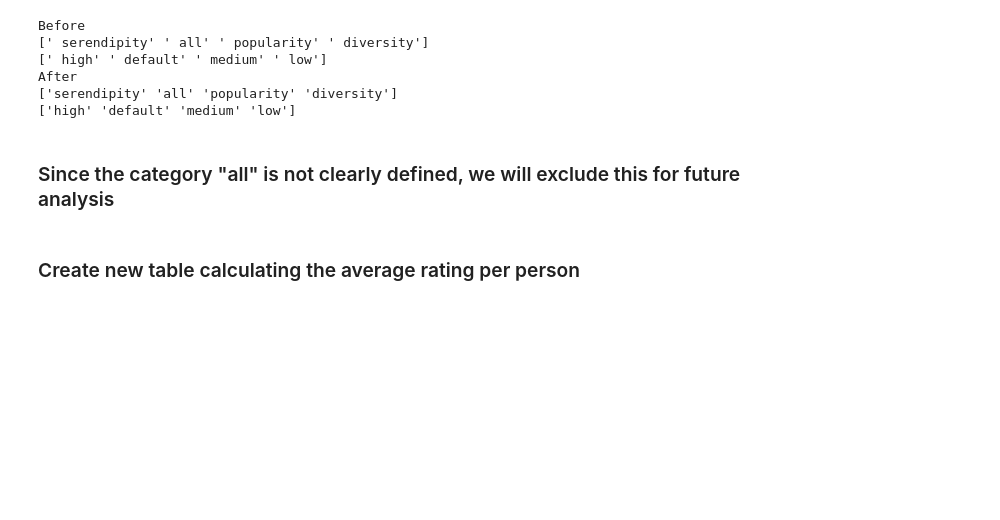
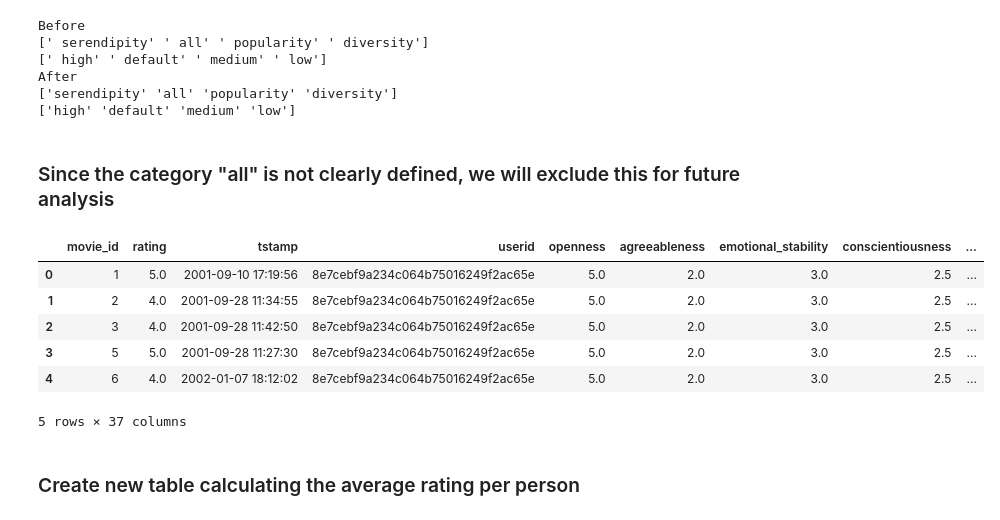
Before and after one commit to qye25/data-512, a Jupyter notebook: data-512-final/final project.ipynb, the cells around one changed output. Saved outputs shown, nothing was run; the diff lists cells and outputs as text; code cells hidden in the pictures; blank space fills up the shorter version.

```diff
--- a/data-512-final/final project.ipynb
+++ b/data-512-final/final project.ipynb
@@ -162,6 +151,15 @@ After
 ### Since the category "all" is not clearly defined, we will exclude this for future analysis
 # %%
 full_data = full_data[full_data['assigned metric'] != 'all']
+display(full_data.head())
+# %% [output]
+|  | movie_id | rating | tstamp | userid | openness | agreeableness | emotional_stability | conscientiousness | ... |
+| 0 | 1 | 5.0 | 2001-09-10 17:19:56 | 8e7cebf9a234c064b75016249f2ac65e | 5.0 | 2.0 | 3.0 | 2.5 | ... |
+| 1 | 2 | 4.0 | 2001-09-28 11:34:55 | 8e7cebf9a234c064b75016249f2ac65e | 5.0 | 2.0 | 3.0 | 2.5 | ... |
+| 2 | 3 | 4.0 | 2001-09-28 11:42:50 | 8e7cebf9a234c064b75016249f2ac65e | 5.0 | 2.0 | 3.0 | 2.5 | ... |
+| 3 | 5 | 5.0 | 2001-09-28 11:27:30 | 8e7cebf9a234c064b75016249f2ac65e | 5.0 | 2.0 | 3.0 | 2.5 | ... |
+| 4 | 6 | 4.0 | 2002-01-07 18:12:02 | 8e7cebf9a234c064b75016249f2ac65e | 5.0 | 2.0 | 3.0 | 2.5 | ... |
+5 rows × 37 columns
 # %% [markdown]
 ### Create new table calculating the average rating per person
 # %%
```
Also changed, not shown: parts of 2 cells of this notebook, 4 other files.
